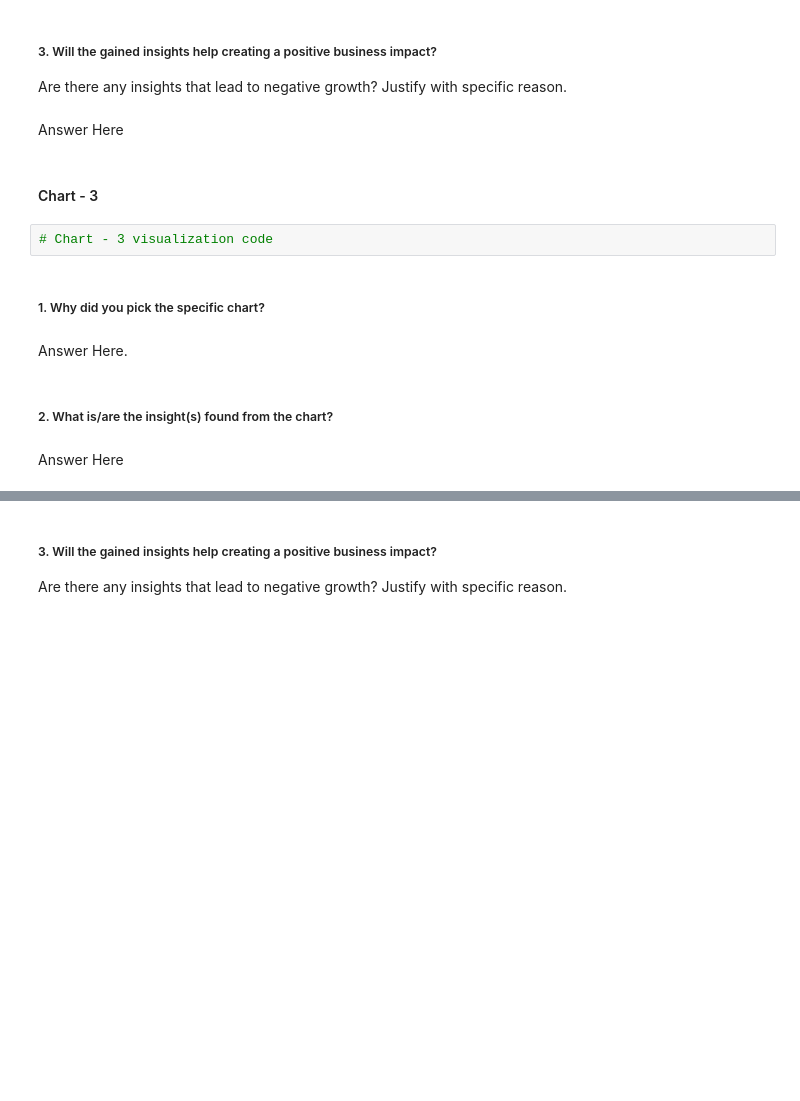
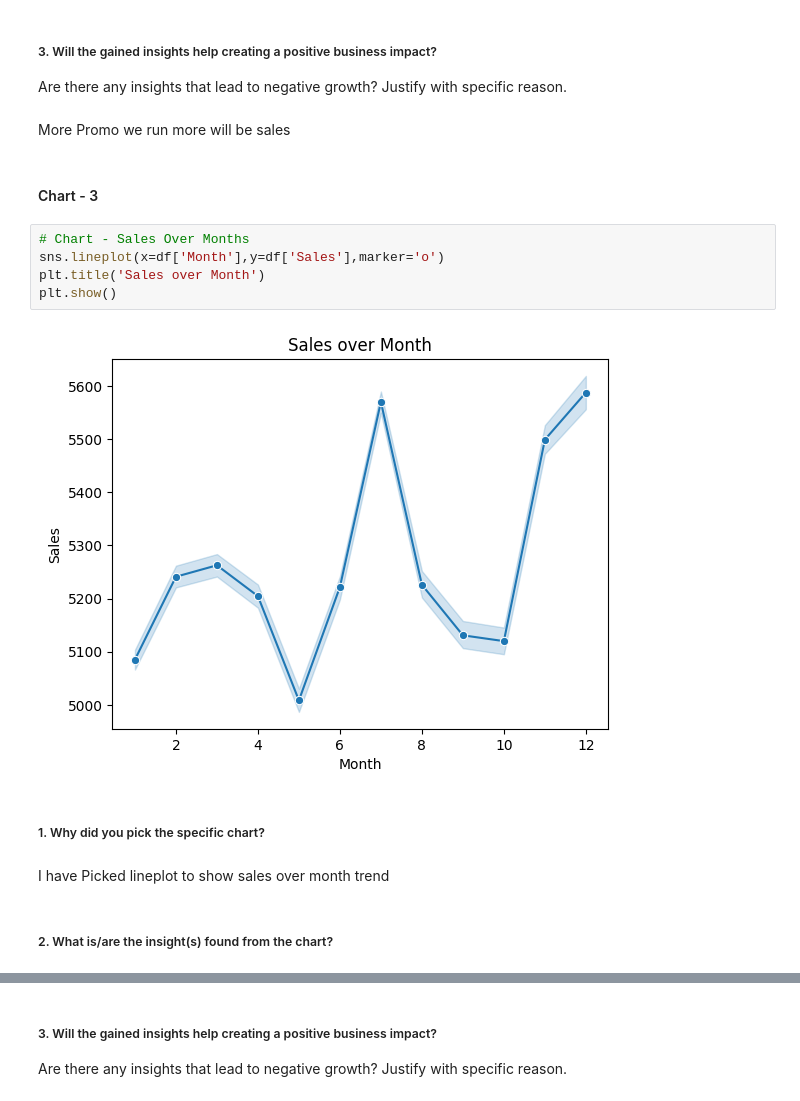
Before and after one commit to akeelrashid/ML-Retail-Sales-Prediction-Project-, a Jupyter notebook: ML_Regression_Capstone_Project.ipynb, the cells around one changed output, grey strips where cells are left out. Saved outputs shown, nothing was run; the diff lists cells and outputs as text; blank space fills up the shorter version.

```diff
--- a/ML_Regression_Capstone_Project.ipynb
+++ b/ML_Regression_Capstone_Project.ipynb
@@ -316,17 +550,20 @@ Answer Here
 # %% [markdown]
 ##### 3. Will the gained insights help creating a positive business impact?
 Are there any insights that lead to negative growth? Justify with specific reason.
-# %% [markdown]
-Answer Here
+# %% [markdown]
+More Promo we run more will be sales
 # %% [markdown]
 #### Chart - 3
-# %%
-# Chart - 3 visualization code
+# %%
+# Chart - Sales Over Months
+sns.lineplot(x=df['Month'],y=df['Sales'],marker='o')
+plt.title('Sales over Month')
+plt.show()
+# %% [output]
+[figure, added]
 # %% [markdown]
 ##### 1. Why did you pick the specific chart?
-# %% [markdown]
-Answer Here.
+# %% [markdown]
+I have Picked lineplot to show sales over month trend
 # %% [markdown]
 ##### 2. What is/are the insight(s) found from the chart?
-# %% [markdown]
-Answer Here
```
Also changed, not shown: parts of 217 cells of this notebook.
